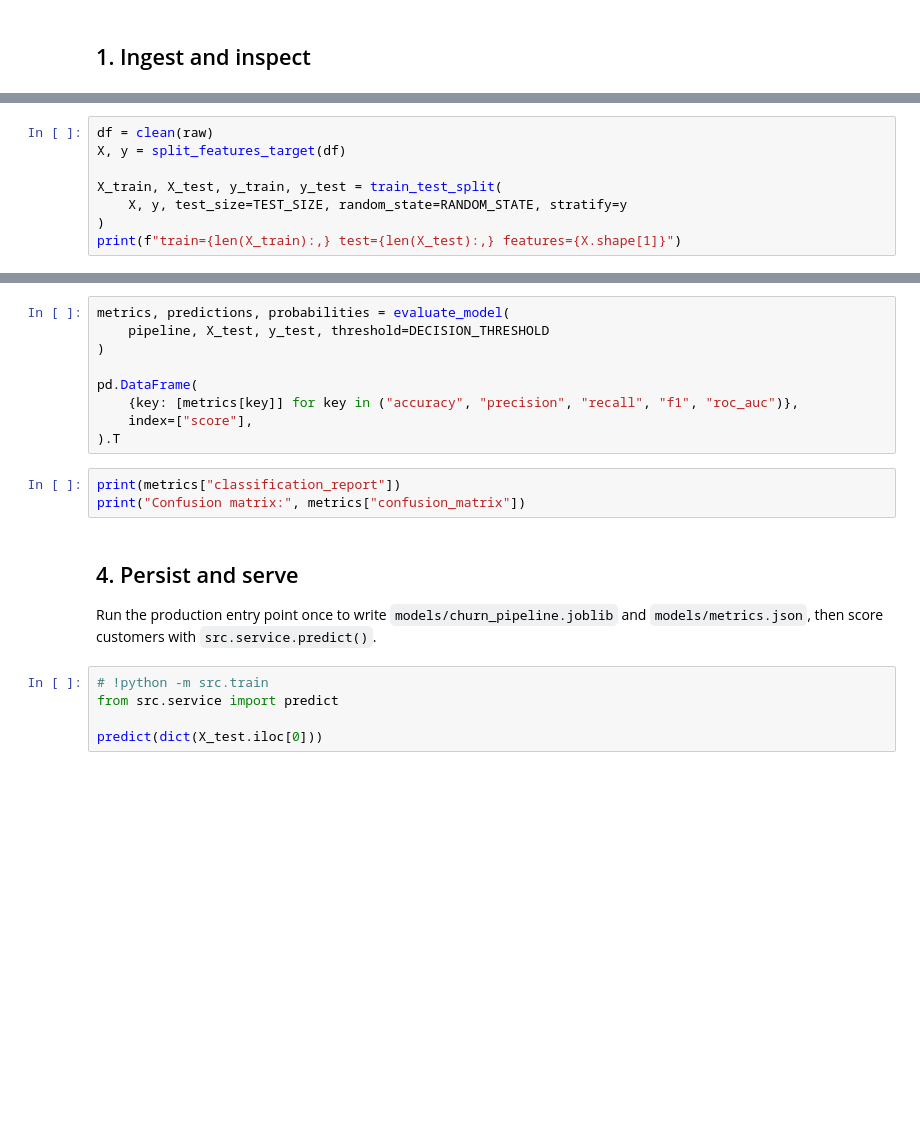
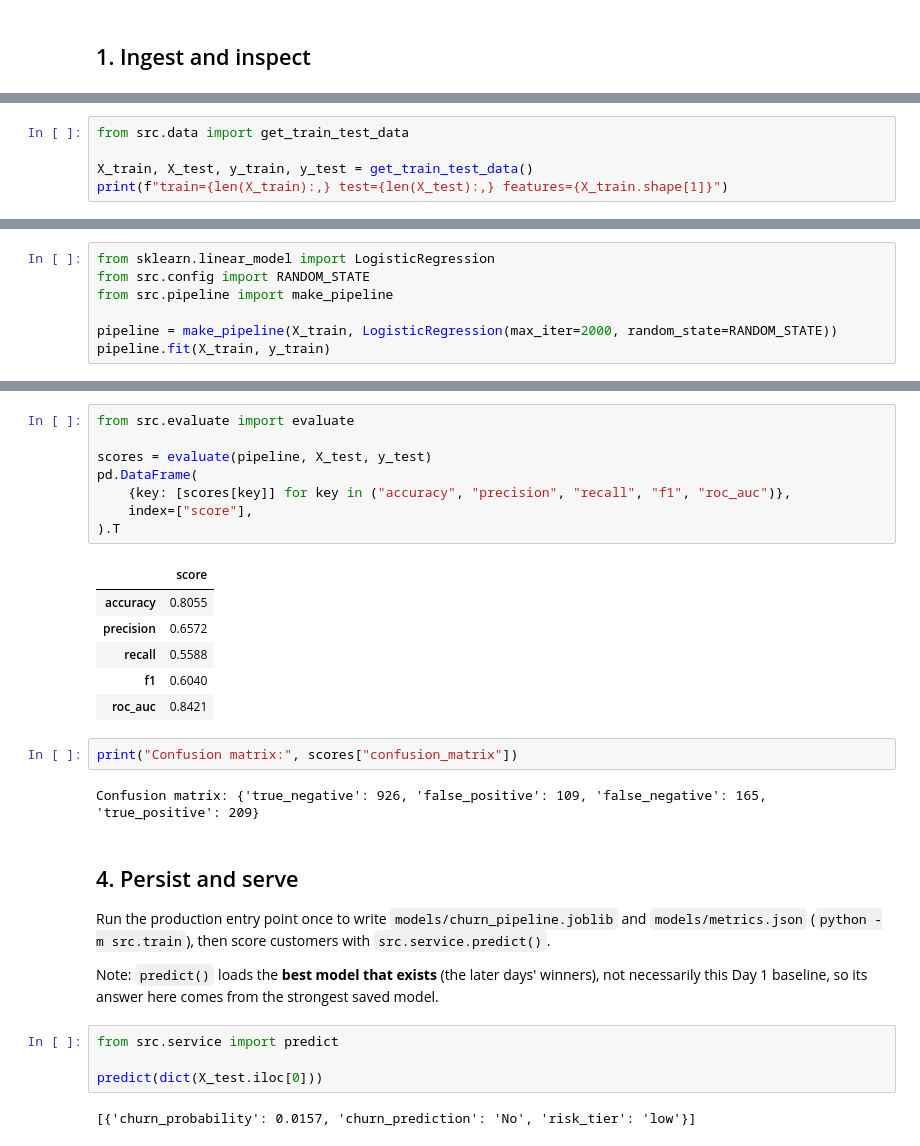
Before and after one commit to shriyashsawant/retailmind-ai, a Jupyter notebook: notebooks/01_eda_and_baseline.ipynb, the cells around one changed output, grey strips where cells are left out. Drawn from its saved outputs; the diff is of its cells as text; blank space fills up the shorter version.

```diff
--- a/notebooks/01_eda_and_baseline.ipynb
+++ b/notebooks/01_eda_and_baseline.ipynb
@@ -39,8 +75,5 @@ print("Churn rate: {:.2%}".format(balance["Yes"]))
 # %%
-df = clean(raw)
-X, y = split_features_target(df)
+from src.data import get_train_test_data
 
-X_train, X_test, y_train, y_test = train_test_split(
-    X, y, test_size=TEST_SIZE, random_state=RANDOM_STATE, stratify=y
-)
-print(f"train={len(X_train):,} test={len(X_test):,} features={X.shape[1]}")
+X_train, X_test, y_train, y_test = get_train_test_data()
+print(f"train={len(X_train):,} test={len(X_test):,} features={X_train.shape[1]}")
@@ -51,0 +82,7 @@ pipeline.fit(X_train, y_train)
+# %%
+from sklearn.linear_model import LogisticRegression
+from src.config import RANDOM_STATE
+from src.pipeline import make_pipeline
+
+pipeline = make_pipeline(X_train, LogisticRegression(max_iter=2000, random_state=RANDOM_STATE))
+pipeline.fit(X_train, y_train)
@@ -52,21 +111,31 @@ pipeline.fit(X_train, y_train)
 # %%
-metrics, predictions, probabilities = evaluate_model(
-    pipeline, X_test, y_test, threshold=DECISION_THRESHOLD
-)
+from src.evaluate import evaluate
 
+scores = evaluate(pipeline, X_test, y_test)
 pd.DataFrame(
-    {key: [metrics[key]] for key in ("accuracy", "precision", "recall", "f1", "roc_auc")},
+    {key: [scores[key]] for key in ("accuracy", "precision", "recall", "f1", "roc_auc")},
     index=["score"],
 ).T
+# %% [output]
+|  | score |
+| accuracy | 0.8055 |
+| precision | 0.6572 |
+| recall | 0.5588 |
+| f1 | 0.6040 |
+| roc_auc | 0.8421 |
 # %%
-print(metrics["classification_report"])
-print("Confusion matrix:", metrics["confusion_matrix"])
+print("Confusion matrix:", scores["confusion_matrix"])
+# %% [output]
+Confusion matrix: {'true_negative': 926, 'false_positive': 109, 'false_negative': 165, 'true_positive': 209}
 # %% [markdown]
 ## 4. Persist and serve
 
-Run the production entry point once to write `models/churn_pipeline.joblib` and `models/metrics.json`, then score customers with `src.service.predict()`.
+Run the production entry point once to write `models/churn_pipeline.joblib` and `models/metrics.json` (`python -m src.train`), then score customers with `src.service.predict()`.
+
+Note: `predict()` loads the **best model that exists** (the later days' winners), not necessarily this Day 1 baseline, so its answer here comes from the strongest saved model.
 # %%
-# !python -m src.train
 from src.service import predict
 
 predict(dict(X_test.iloc[0]))
+# %% [output]
+[{'churn_probability': 0.0157, 'churn_prediction': 'No', 'risk_tier': 'low'}]
```
Also changed, not shown: parts of 11 cells of this notebook.
